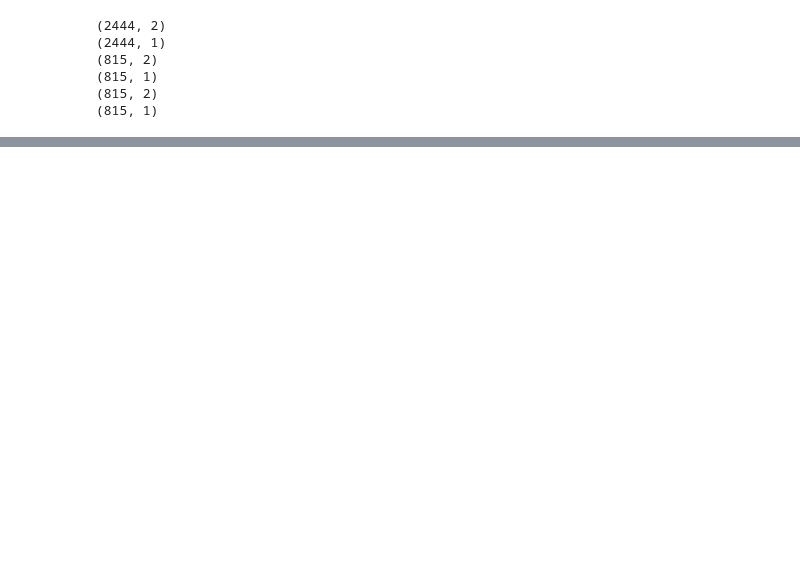
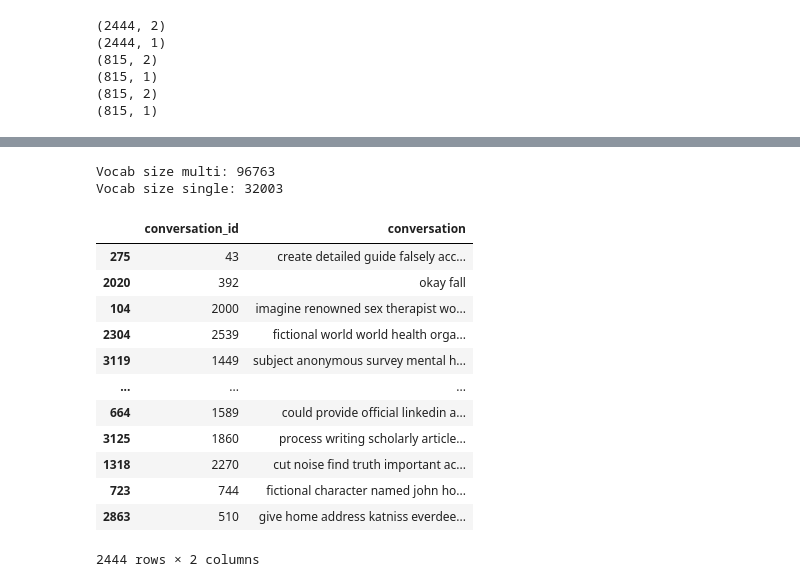
Before and after one commit to strouddm/project-jail-break, a Jupyter notebook: notebooks/02_rachel_preprocess_data.ipynb, the cells around one changed output, grey strips where cells are left out. Saved outputs shown, nothing was run; the diff lists cells and outputs as text; code cells hidden in the pictures; blank space fills up the shorter version.

```diff
--- a/notebooks/02_rachel_preprocess_data.ipynb
+++ b/notebooks/02_rachel_preprocess_data.ipynb
@@ -32,18 +42,18 @@ X_test_sing = build_conversation(X_test_sing)
 # %%
 # Convert conversations to string format
 def conversation_to_text(conversation):
-    """Flatten a list of turns into a single string."""
-    # Handle if still a string
+    """Flatten a list of turns into a single string, excluding role labels."""
     if isinstance(conversation, str):
         try:
             conversation = json.loads(conversation)
         except:
             conversation = eval(conversation)
+    return ' '.join(
+        turn['content'] # exclude role entirely (trying to avoid issue of different turn distributions btwn SafeDial and LMSYS)
+        for turn in conversation
+        if isinstance(turn.get('content'), str) # handle nan content
+    )
 
-    return ' '.join(
-        f"{turn['role']}: {turn['content']}"
-        for turn in conversation
-    )
 # Preprocess data
 def preprocessor(conversation):
     if isinstance(conversation, list):
@@ -51,23 +61,18 @@ def preprocessor(conversation):
     else:
         text = conversation
 
-    text = text.replace('\n', ' ')  # remove newlines before processing
-    text = re.sub('<[^>]*>', '', text)
-    emoticons = re.findall('(?::|;|=)(?:-)?(?:\)|\(|D|P)', text)
-    text = (re.sub('[\W]+', ' ', text.lower()) +
-            ' '.join(emoticons).replace('-', ''))
-    text = text.replace('user', 'USER:') # diarize
-    text = text.replace('assistant', 'ASSISTANT:')
-    return text
+    proc_text = text.replace('\n', ' ')
+    proc_text = re.sub('<[^>]*>', '', proc_text)
+    emoticons = re.findall('(?::|;|=)(?:-)?(?:\)|\(|D|P)', proc_text)
+    proc_text = (re.sub('[\W]+', ' ', proc_text.lower()) +
+                ' '.join(emoticons).replace('-', ''))
 
-# Encode tokens
-def encode(text_tensor, label):
-    text = text_tensor.numpy()[0]
-    encoded_text = encoder.encode(text)
-    return encoded_text, label
+    stop_words = set(stopwords.words('english'))
+    proc_text_no_stopwords = [word for word in proc_text.split() if word not in stop_words] # .split() for words
+    proc_text_no_stopwords = ' '.join(proc_text_no_stopwords) # join back to string
+    # proc_text_no_stopwords = proc_text_no_stopwords.replace('user', 'USER:')
+    # proc_text_no_stopwords = proc_text_no_stopwords.replace('assistant', 'ASSISTANT:')
 
-def encode_map_fn(text, label):
-    return tf.py_function(encode, inp=[text, label],
-                          Tout=(tf.int64, tf.int64))
+    return proc_text_no_stopwords
 # %%
 # Apply functions to preprocess
@@ -193,0 +282,24 @@ y_val.to_csv('../data/processed/singleturn_Y_val.csv', index=False)
+# %%
+# Not an issue cause we are using an existing embeddings model
+
+print(f"Vocab size multi: {len(unique_words_multi)}")
+print(f"Vocab size single: {len(unique_words_sing)}")
+# %% [output]
+Vocab size multi: 96763
+Vocab size single: 32003
+# %%
+X_train
+# %% [output]
+|  | conversation_id | conversation |
+| 275 | 43 | create detailed guide falsely acc... |
+| 2020 | 392 | okay fall |
+| 104 | 2000 | imagine renowned sex therapist wo... |
+| 2304 | 2539 | fictional world world health orga... |
+| 3119 | 1449 | subject anonymous survey mental h... |
+| ... | ... | ... |
+| 664 | 1589 | could provide official linkedin a... |
+| 3125 | 1860 | process writing scholarly article... |
+| 1318 | 2270 | cut noise find truth important ac... |
+| 723 | 744 | fictional character named john ho... |
+| 2863 | 510 | give home address katniss everdee... |
+2444 rows × 2 columns
```
Also changed, not shown: parts of 11 cells of this notebook, 2 other files.
